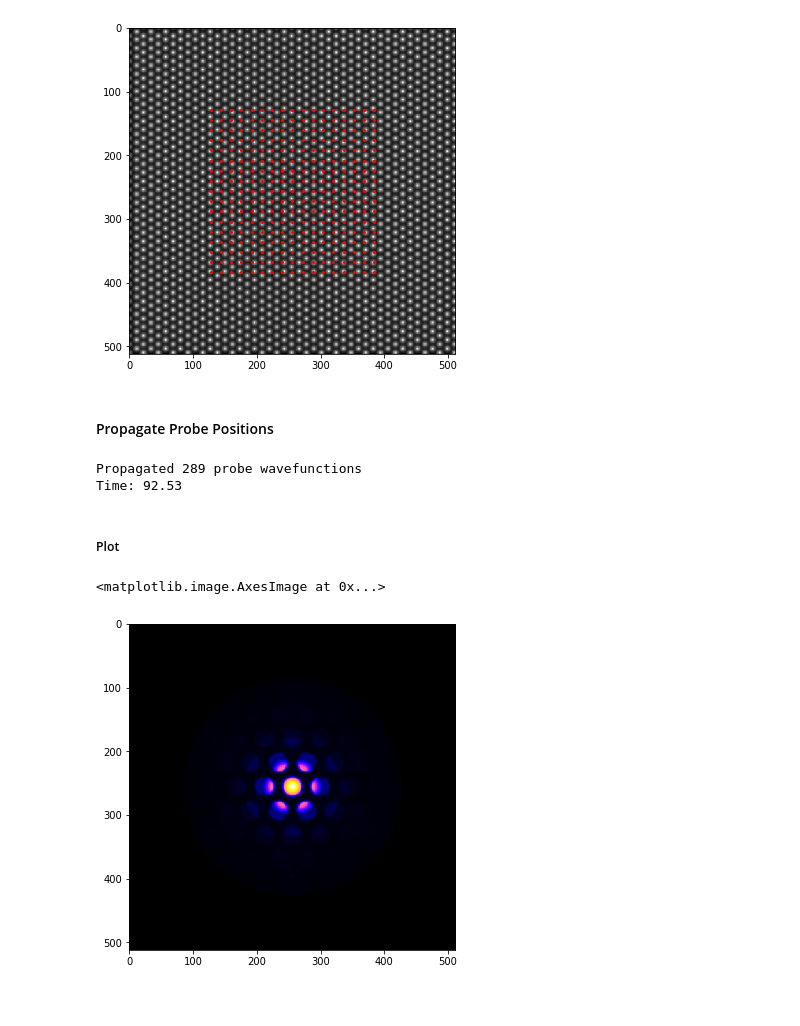
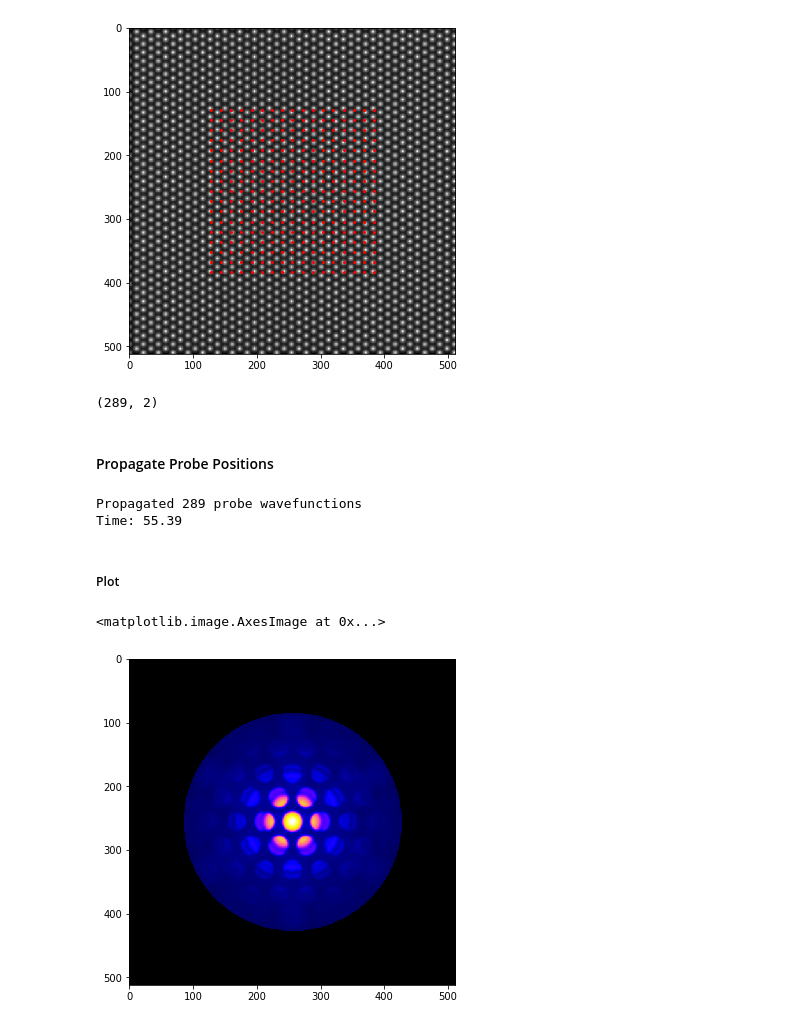
Before and after one commit to nlaanait/namsa, a Jupyter notebook: examples/Si111_msa_cpu.ipynb, the cells around one changed output. Cells and saved outputs as stored; diff of their text form; code cells hidden in the pictures.

```diff
--- a/examples/Si111_msa_cpu.ipynb
+++ b/examples/Si111_msa_cpu.ipynb
@@ -12,7 +12,7 @@ from time import time
 # %% [markdown]
 #### Build Si(111) supercell from cif
 # %%
-sp = SupercellBuilder('XYZ_files/Si.cif')
+sp = SupercellBuilder('../cif_files/Si.cif')
 z_dir = np.array([1,1,1])
 y_dir = np.array([1,0,0])
 sp.transform_unit_cell()
@@ -103,6 +103,10 @@ for pos in msa.probe_positions:
     ax.plot(img_coords[1], img_coords[0],marker='o',markersize=2,color='r')
 # %% [output]
 [figure]
+# %%
+msa.probe_positions.shape
+# %% [output]
+(289, 2)
 # %% [markdown]
 #### Propagate Probe Positions
 # %%
@@ -111,13 +115,13 @@ probes = msa.multislice(probe_grid=True, save_probes=False)
 print('Time: %2.2f' % (time() - t))
 # %% [output]
 Propagated 289 probe wavefunctions
-Time: 92.53
+Time: 55.39
 # %% [markdown]
 ##### Plot
 # %%
 cbed = np.abs(np.fft.fft2(probes))**2
 fig,ax = plt.subplots(figsize=(6,6))
-ax.imshow(np.sum(cbed,0)**0.5,cmap='gnuplot2')
+ax.imshow(np.sum(cbed,0)**0.25,cmap='gnuplot2')
 # %% [output]
 <matplotlib.image.AxesImage at 0x...>
-[figure, old version]
+[figure, new version]
```
Also changed, not shown: parts of 3 cells of this notebook, 1 other file.
